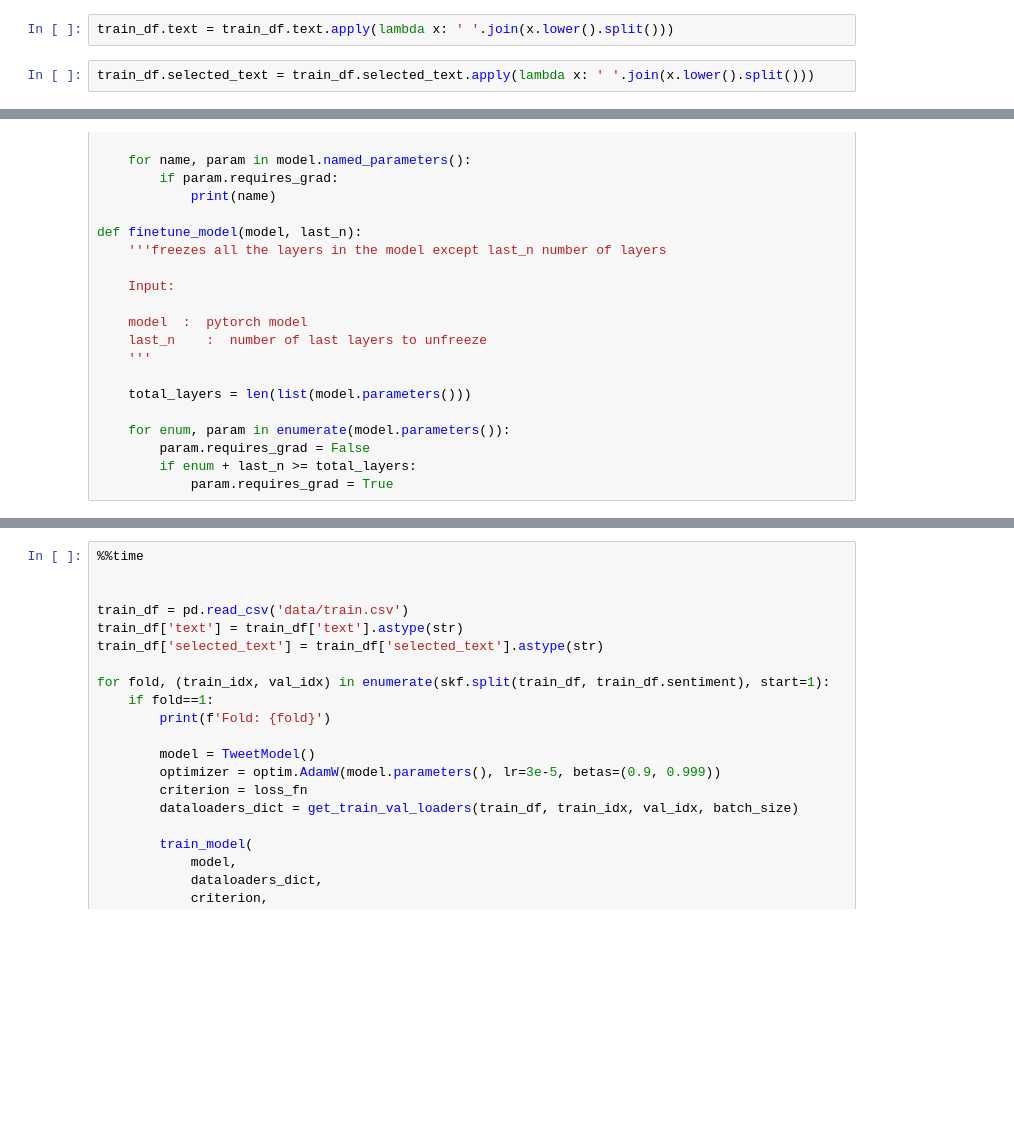
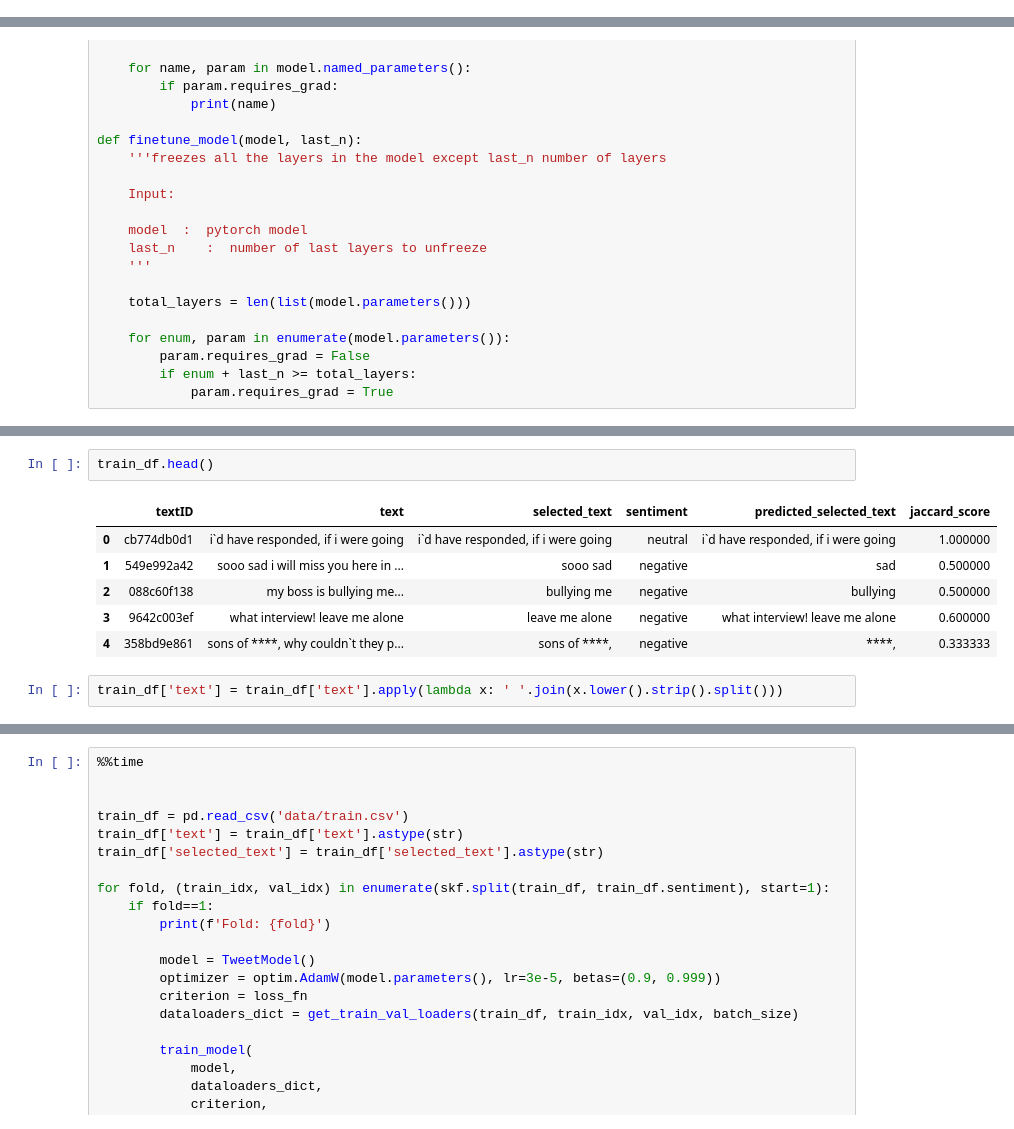
Before and after one commit to nithish08/tweet-sent, a Jupyter notebook: roBERTa.ipynb, the cells around one changed output, grey strips where cells are left out. Cells and saved outputs as stored; diff of their text form; blank space fills up the shorter version.

```diff
--- a/roBERTa.ipynb
+++ b/roBERTa.ipynb
@@ -179,4 +171,0 @@ for fold, (train_idx, val_idx) in enumerate(skf.split(train_df, train_df.sentime
-# %%
-train_df.text = train_df.text.apply(lambda x: ' '.join(x.lower().split()))
-# %%
-train_df.selected_text = train_df.selected_text.apply(lambda x: ' '.join(x.lower().split()))
@@ -382,0 +456,11 @@ def finetune_model(model, last_n):
+# %%
+train_df.head()
+# %% [output]
+|  | textID | text | selected_text | sentiment | predicted_selected_text | jaccard_score |
+| 0 | cb774db0d1 | i`d have responded, if i were going | i`d have responded, if i were going | neutral | i`d have responded, if i were going | 1.000000 |
+| 1 | 549e992a42 | sooo sad i will miss you here in ... | sooo sad | negative | sad | 0.500000 |
+| 2 | 088c60f138 | my boss is bullying me... | bullying me | negative | bullying | 0.500000 |
+| 3 | 9642c003ef | what interview! leave me alone | leave me alone | negative | what interview! leave me alone | 0.600000 |
+| 4 | 358bd9e861 | sons of ****, why couldn`t they p... | sons of ****, | negative | ****, | 0.333333 |
+# %%
+train_df['text'] = train_df['text'].apply(lambda x: ' '.join(x.lower().strip().split()))
```
Also changed, not shown: parts of 27 cells of this notebook, 2 other files.
